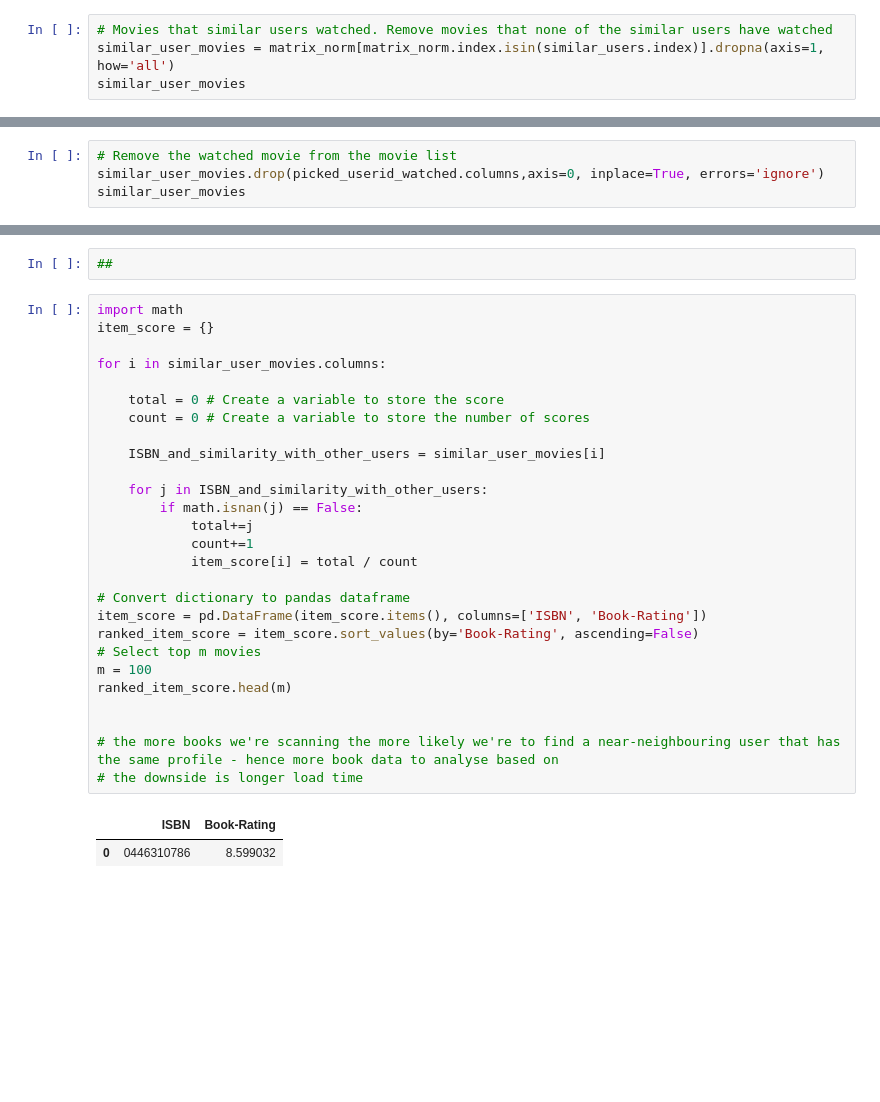
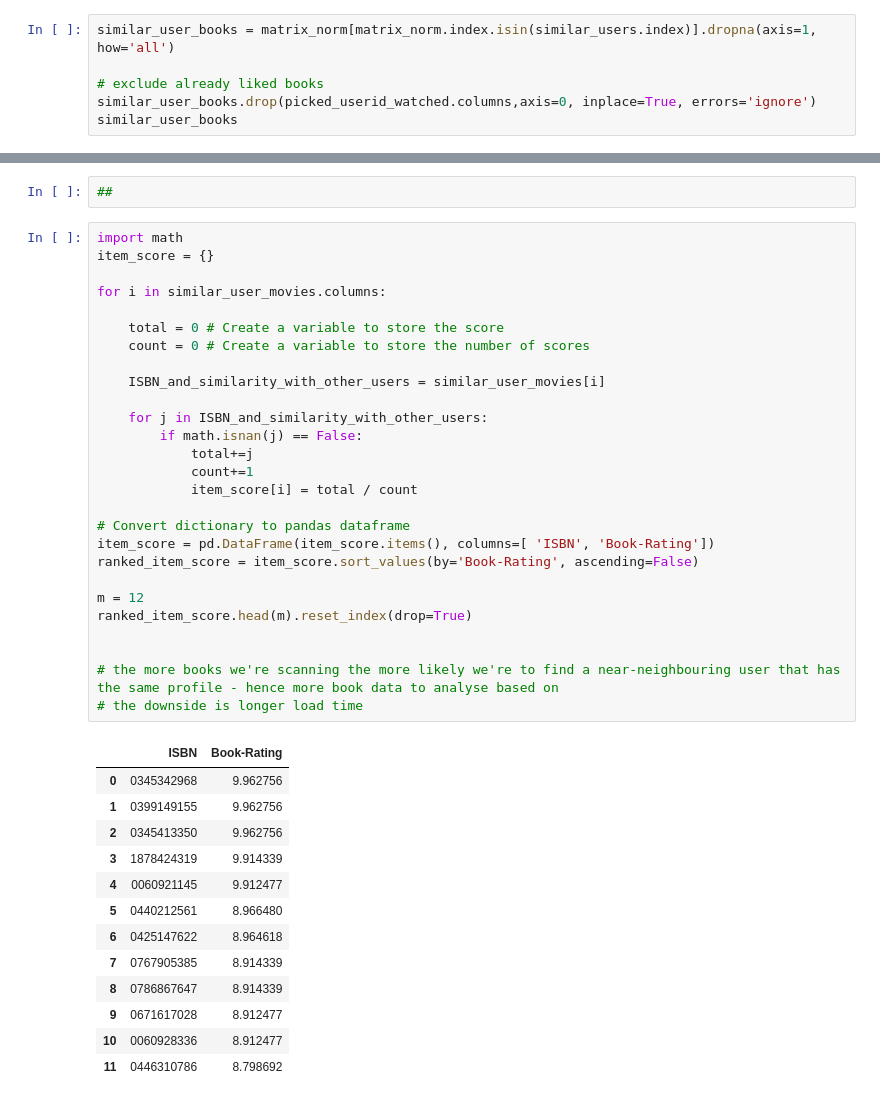
Before and after one commit to marinaepitropaki/BookRecommendationSystem, a Jupyter notebook: lukas.ipynb, the cells around one changed output, grey strips where cells are left out. Cells and saved outputs as stored; diff of their text form; blank space fills up the shorter version.

```diff
--- a/lukas.ipynb
+++ b/lukas.ipynb
@@ -464,5 +470,7 @@ picked_userid_watched
 # %%
-# Movies that similar users watched. Remove movies that none of the similar users have watched
-similar_user_movies = matrix_norm[matrix_norm.index.isin(similar_users.index)].dropna(axis=1, how='all')
-similar_user_movies
+similar_user_books = matrix_norm[matrix_norm.index.isin(similar_users.index)].dropna(axis=1, how='all')
+
+# exclude already liked books
+similar_user_books.drop(picked_userid_watched.columns,axis=0, inplace=True, errors='ignore')
+similar_user_books
 # %% [output]
@@ -485,4 +490,0 @@ similar_user_movies
-# %%
-# Remove the watched movie from the movie list
-similar_user_movies.drop(picked_userid_watched.columns,axis=0, inplace=True, errors='ignore')
-similar_user_movies
@@ -538,30 +515,41 @@ similar_user_movies
 # %%
 import math
 item_score = {}
 
 for i in similar_user_movies.columns:
 
     total = 0 # Create a variable to store the score
     count = 0 # Create a variable to store the number of scores
 
     ISBN_and_similarity_with_other_users = similar_user_movies[i]
 
     for j in ISBN_and_similarity_with_other_users:
         if math.isnan(j) == False:
             total+=j
             count+=1
             item_score[i] = total / count
 
 # Convert dictionary to pandas dataframe
-item_score = pd.DataFrame(item_score.items(), columns=['ISBN', 'Book-Rating'])
+item_score = pd.DataFrame(item_score.items(), columns=[ 'ISBN', 'Book-Rating'])
 ranked_item_score = item_score.sort_values(by='Book-Rating', ascending=False)
-# Select top m movies
-m = 100
-ranked_item_score.head(m)
+
+m = 12
+ranked_item_score.head(m).reset_index(drop=True)
 
 
 # the more books we're scanning the more likely we're to find a near-neighbouring user that has the same profile - hence more book data to analyse based on
 # the downside is longer load time
 # %% [output]
 |  | ISBN | Book-Rating |
-| 0 | 0446310786 | 8.599032 |
+| 0 | 0345342968 | 9.962756 |
+| 1 | 0399149155 | 9.962756 |
+| 2 | 0345413350 | 9.962756 |
+| 3 | 1878424319 | 9.914339 |
+| 4 | 0060921145 | 9.912477 |
+| 5 | 0440212561 | 8.966480 |
+| 6 | 0425147622 | 8.964618 |
+| 7 | 0767905385 | 8.914339 |
+| 8 | 0786867647 | 8.914339 |
+| 9 | 0671617028 | 8.912477 |
+| 10 | 0060928336 | 8.912477 |
+| 11 | 0446310786 | 8.798692 |
```
Also changed, not shown: parts of 44 cells of this notebook.
